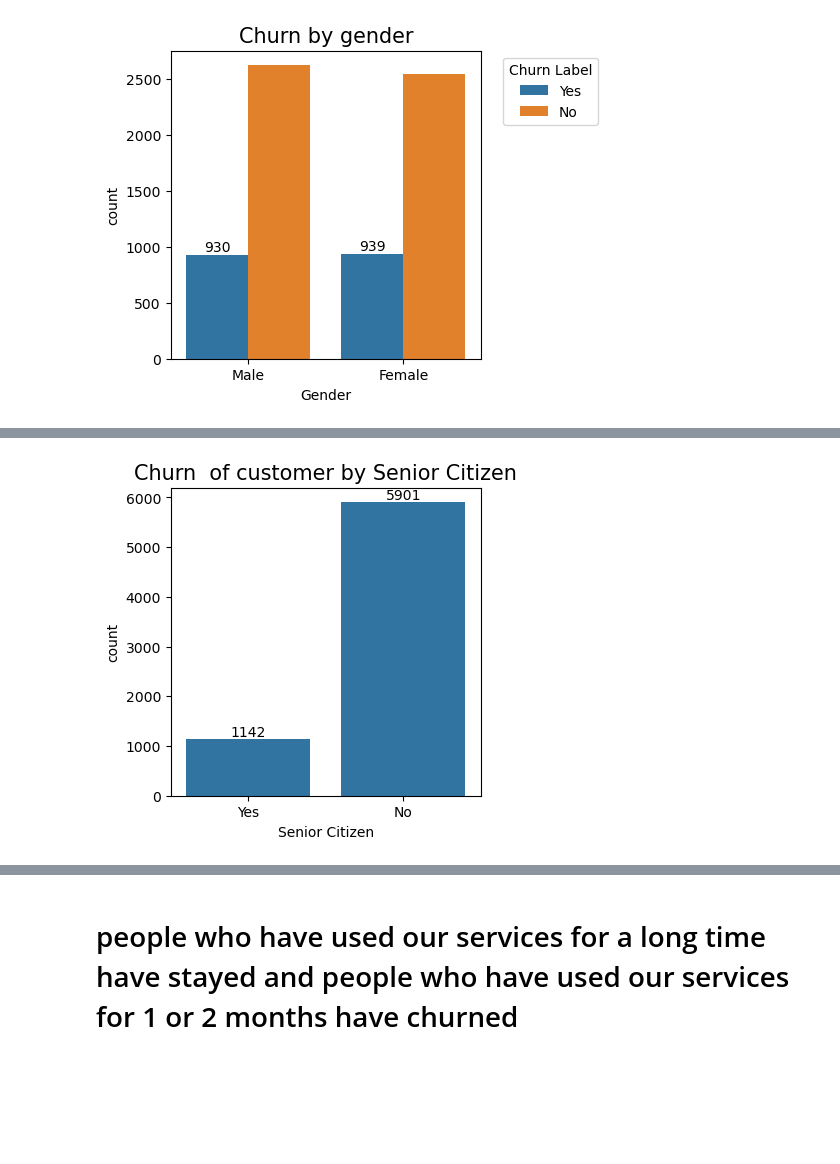
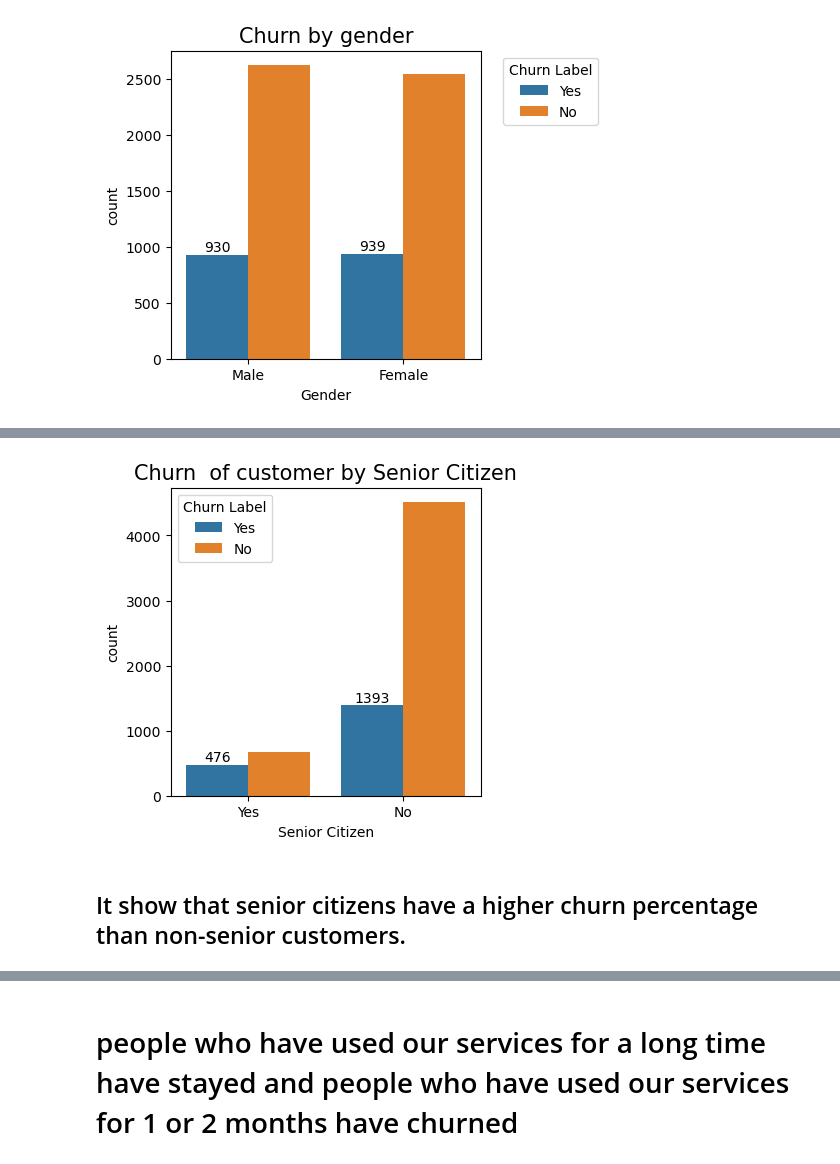
Before and after one commit to sahuanshika557-sys/Customer-Churn-Analysis, a Jupyter notebook: TCA.ipynb, the cells around one changed output, grey strips where cells are left out. Cells and saved outputs as stored; diff of their text form; code cells hidden in the pictures; blank space fills up the shorter version.

```diff
--- a/TCA.ipynb
+++ b/TCA.ipynb
@@ -147,9 +204,11 @@ plt.show()
 # %%
 plt.figure(figsize=(4,4))
-ax=sns.countplot(x="Senior Citizen",data=df)
+ax=sns.countplot(x="Senior Citizen",data=df,hue="Churn Label")
 ax.bar_label(ax.containers[0])
 plt.title("Churn  of customer by Senior Citizen",fontsize=15)
 plt.show()
 # %% [output]
-[figure, old version]
+[figure, new version]
+# %% [markdown]
+## It show that senior citizens have a higher churn percentage than non-senior customers.
 # %%
```
Also changed, not shown: parts of 26 cells of this notebook.
